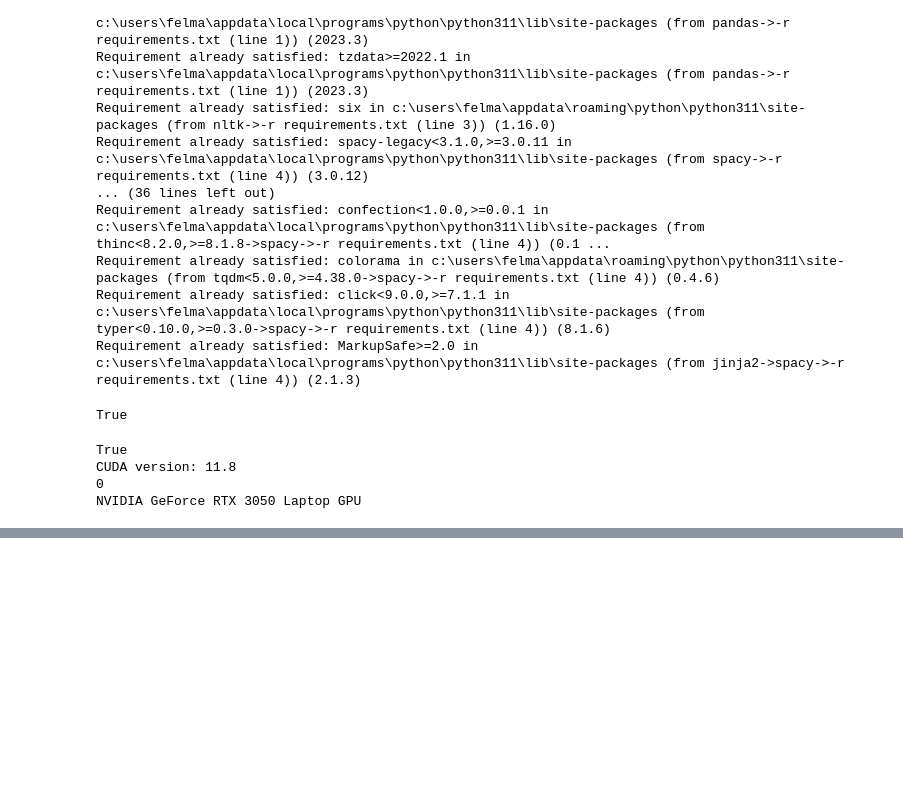
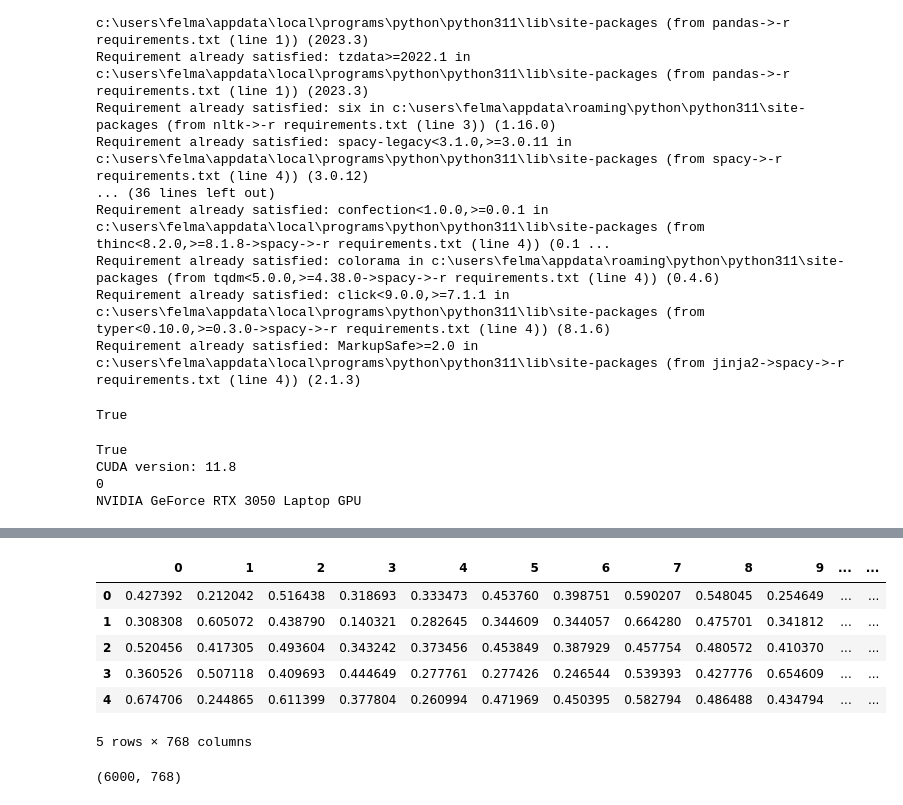
Before and after one commit to felmateos/text-clarity-classifier, a Jupyter notebook: BERT_Embedding.ipynb, the cells around one changed output, grey strips where cells are left out. Drawn from its saved outputs; the diff is of its cells as text; code cells hidden in the pictures; blank space fills up the shorter version.

```diff
--- a/BERT_Embedding.ipynb
+++ b/BERT_Embedding.ipynb
@@ -111,0 +88,8 @@ Shape of Word Embeddings: torch.Size([100, 512, 768])
+# %%
+embeddings = []
+for text in df['resp_text']:
+    embeddings.append(get_bert_embeddings(text))
+# %%
+labels = ['emb_' + str(i) for i in range(len(embeddings[0]))]
+# %%
+df_embeddings = pd.DataFrame(embeddings, columns=labels)
@@ -111,0 +99,21 @@ Shape of Word Embeddings: torch.Size([100, 512, 768])
+# %%
+from sklearn import preprocessing
+
+x = df_embeddings.values #returns a numpy array
+min_max_scaler = preprocessing.MinMaxScaler()
+x_scaled = min_max_scaler.fit_transform(x)
+df_embeddings = pd.DataFrame(x_scaled)
+# %%
+df_embeddings.head()
+# %% [output]
+|  | 0 | 1 | 2 | 3 | 4 | 5 | 6 | 7 | 8 | 9 | ... | ... |
+| 0 | 0.427392 | 0.212042 | 0.516438 | 0.318693 | 0.333473 | 0.453760 | 0.398751 | 0.590207 | 0.548045 | 0.254649 | ... | ... |
+| 1 | 0.308308 | 0.605072 | 0.438790 | 0.140321 | 0.282645 | 0.344609 | 0.344057 | 0.664280 | 0.475701 | 0.341812 | ... | ... |
+| 2 | 0.520456 | 0.417305 | 0.493604 | 0.343242 | 0.373456 | 0.453849 | 0.387929 | 0.457754 | 0.480572 | 0.410370 | ... | ... |
+| 3 | 0.360526 | 0.507118 | 0.409693 | 0.444649 | 0.277761 | 0.277426 | 0.246544 | 0.539393 | 0.427776 | 0.654609 | ... | ... |
+| 4 | 0.674706 | 0.244865 | 0.611399 | 0.377804 | 0.260994 | 0.471969 | 0.450395 | 0.582794 | 0.486488 | 0.434794 | ... | ... |
+5 rows × 768 columns
+# %%
+df_embeddings.shape
+# %% [output]
+(6000, 768)
```
Also changed, not shown: parts of 25 cells of this notebook, 11 other files.
